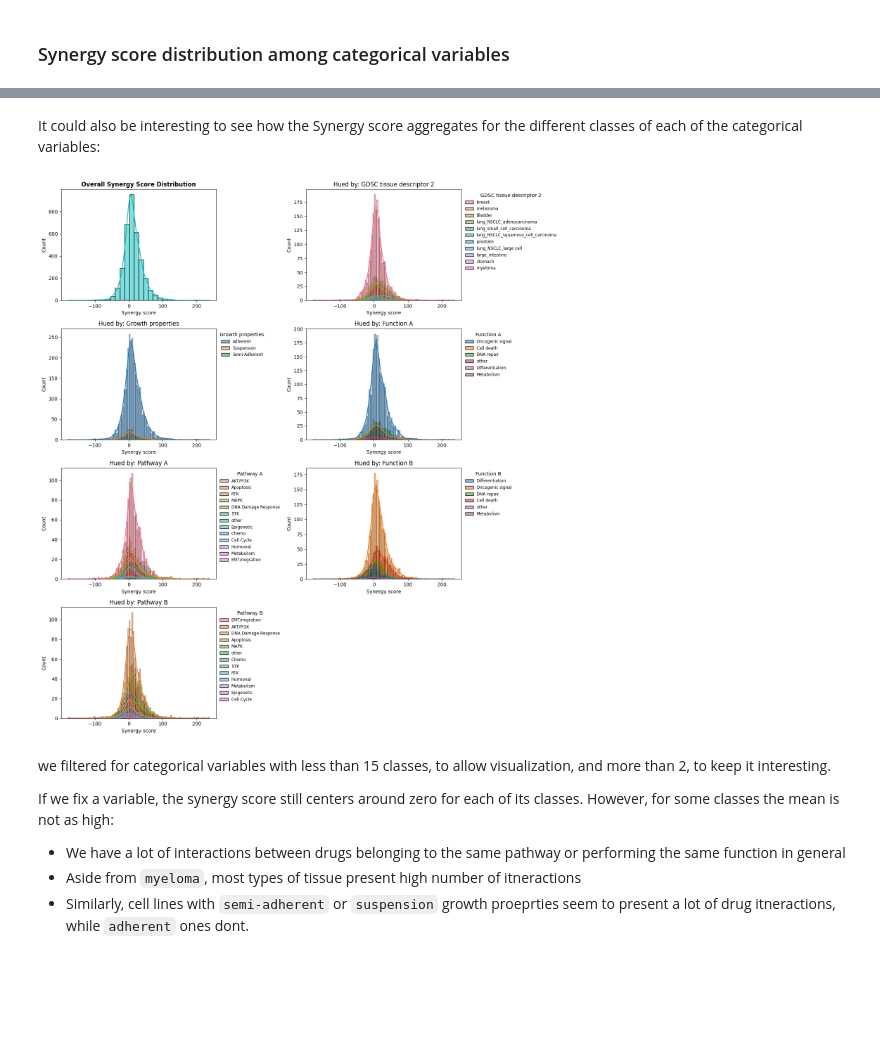
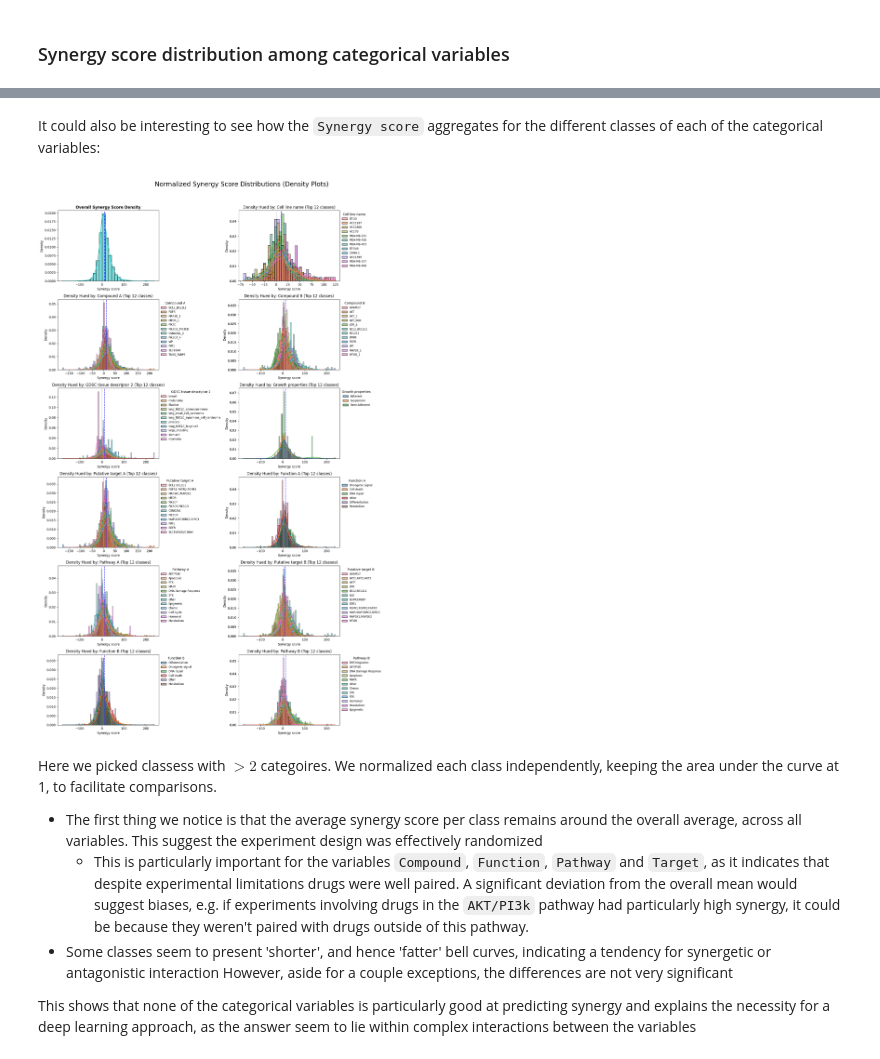
Before and after one commit to jorguz07/biomlproject, a Jupyter notebook: notebook/EDA.ipynb, the cells around one changed output, grey strips where cells are left out. Cells and saved outputs as stored; diff of their text form; code cells hidden in the pictures; blank space fills up the shorter version.

```diff
--- a/notebook/EDA.ipynb
+++ b/notebook/EDA.ipynb
@@ -650,49 +704,74 @@ we do notice a few cell lines clustering together, e.g. the `NCI`,`HCC1`,`SW` gr
 # %% [markdown]
-It could also be interesting to see how the Synergy score aggregates for the different classes of each of the categorical variables:
+It could also be interesting to see how the `Synergy score` aggregates for the different classes of each of the categorical variables:
 # %%
-#filter some catvars
+# filter some classes -------------------------------------------------------------------------------
 catdf_counts = catdf.nunique()
-catvars = catdf_counts[ (catdf_counts.values < 15) & (catdf_counts.values > 2) ].index
+catvars = catdf_counts[(catdf_counts.values > 2)].index
 
-#number of subfigures
+# figure --------------------------------------------------------------------------------------------
 n_vars = len(catvars) + 1
 cols = 2
 rows = math.ceil(n_vars / cols)
 
-fig, axs = plt.subplots(rows, cols, figsize=(15, rows * 4))
-axs = axs.flatten() # Make it easy to loop over
+fig, axs = plt.subplots(rows, cols, figsize=(18, rows * 4))
+axs = axs.flatten()
 
-#Synergy score distrib plot
-sns.histplot(data=df, x='Synergy score', bins=30, kde=True, color='c', ax=axs[0])
-axs[0].set_title('Overall Synergy Score Distribution', fontweight='bold')
+#plot overall synergy score distribution
+sns.histplot(data=df, x='Synergy score', bins=30, kde=True, color='c', ax=axs[0], stat="density")
+axs[0].axvline(0, color='gray', linestyle='--', label='Zero (additivity)', linewidth=1)
+axs[0].axvline(df['Synergy score'].mean(), color='blue', label='Overal mean', linestyle='--', linewidth=2)
+axs[0].set_title('Overall Synergy Score Density', fontweight='bold')
 
-#loop through cat vars
+#plot cat vars
 for i, var in enumerate(catvars):
-    ax_idx = i + 1 #start 2d plot
-    sns.histplot(data=df, x='Synergy score', kde=True, hue=var, ax=axs[ax_idx])
-    axs[ax_idx].set_title(f'Hued by: {var}')
+    ax_idx = i + 1
 
-     # Move legend outside to the right of THIS specific subplot
+    #only top 12 classes
+    top_12_classes = df[var].value_counts().nlargest(12).index
+    filtered_data = df[df[var].isin(top_12_classes)]
+
+    #normalize each class
+    sns.histplot(
+        data=filtered_data,
+        x='Synergy score',
+        kde=True,
+        hue=var,
+        ax=axs[ax_idx],
+        stat="density",      #normalize by area
+        common_norm=False    #each class normalized independently
+    )
+
+    #vertical lines
+    axs[ax_idx].axvline(0, color='gray', linestyle='--', linewidth=1)
+    current_mean = filtered_data['Synergy score'].mean()
+    axs[ax_idx].axvline(current_mean, color='blue', linestyle='--', linewidth=1.5)
+
+    axs[ax_idx].set_title(f'Density Hued by: {var} (Top 12 classes)')
+
+    #move legend outside
     sns.move_legend(
         axs[ax_idx], "upper left",
         bbox_to_anchor=(1, 1),
         fontsize='small',
         title=var,
         frameon=False
     )
 
-#remove emtpy subplots
+#remove empty subplots
 for j in range(n_vars, len(axs)):
     fig.delaxes(axs[j])
 
-plt.tight_layout()
+plt.suptitle('Normalized Synergy Score Distributions (Density Plots)', fontsize=20, y=1.02)
+
+plt.tight_layout(rect=[0, 0, 0.85, 1])
 plt.show()
 # %% [output]
-[figure, old version]
+[figure, new version]
 # %% [markdown]
-we filtered for categorical variables with less than 15 classes, to allow visualization, and more than 2, to keep it interesting.
+Here we picked classess with $>2$ categoires. We normalized each class independently, keeping the area under the curve at 1, to facilitate comparisons.
 
-If we fix a variable, the synergy score still centers around zero for each of its classes. However, for some classes the mean is not as high:
-* We have a lot of interactions between drugs belonging to the same pathway or performing the same function in general
-* Aside from `myeloma`, most types of tissue present high number of itneractions
-* Similarly, cell lines with `semi-adherent` or `suspension` growth proeprties seem to present a lot of drug itneractions, while `adherent` ones dont.
+* The first thing we notice is that the average synergy score per class remains around the overall average, across all variables. This suggest the experiment design was effectively randomized
+    * This is particularly important for the variables `Compound`, `Function`, `Pathway` and `Target`, as it indicates that despite experimental limitations drugs were well paired. A significant deviation from the overall mean would suggest biases, e.g. if experiments involving drugs in the `AKT/PI3k` pathway had particularly high synergy, it could be because they weren't paired with drugs outside of this pathway.
+* Some classes seem to present 'shorter', and hence 'fatter' bell curves, indicating a tendency for synergetic or antagonistic interaction However, aside for a couple exceptions, the differences are not very significant
+
+This shows that none of the categorical variables is particularly good at predicting synergy and explains the necessity for a deep learning approach, as the answer seem to lie within complex interactions between the variables
```
Also changed, not shown: parts of 7 cells of this notebook.
